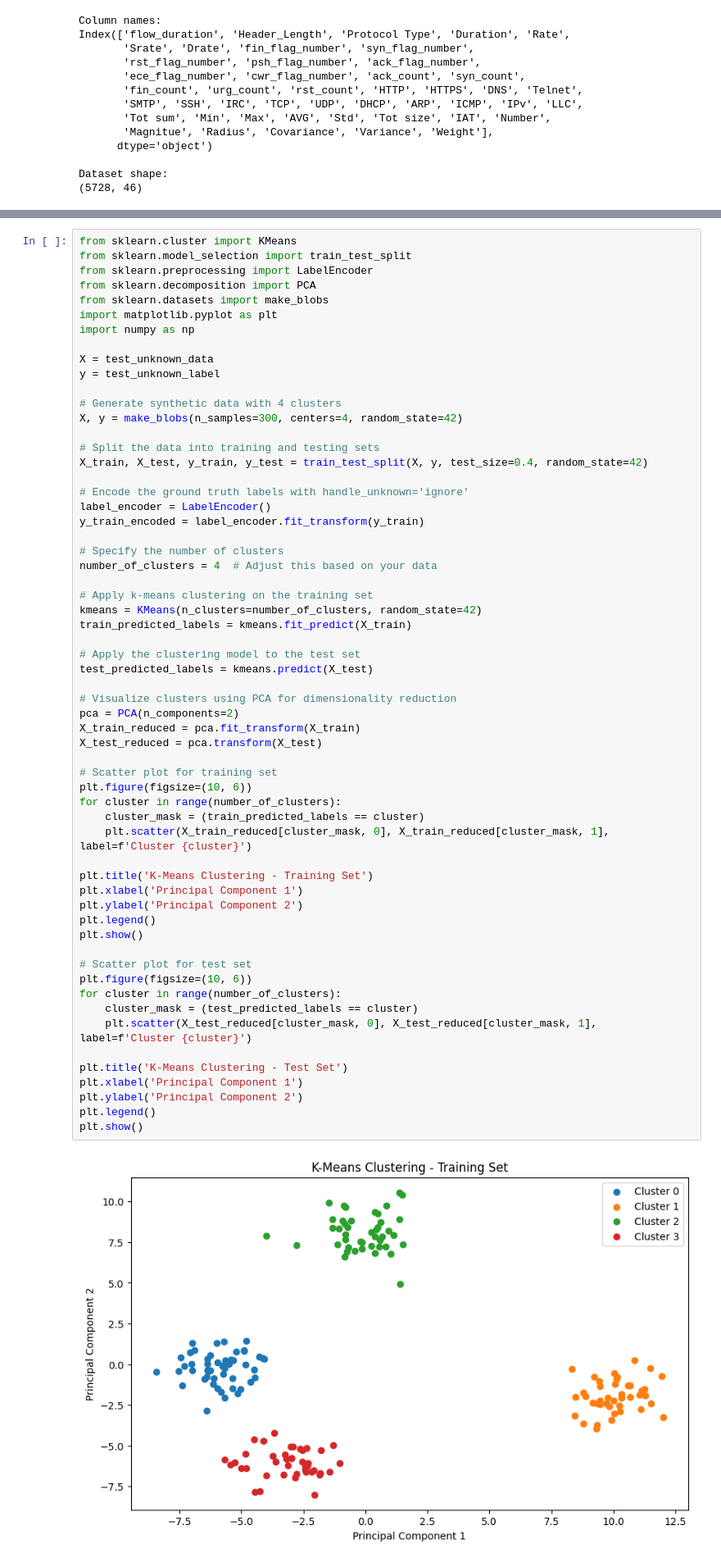
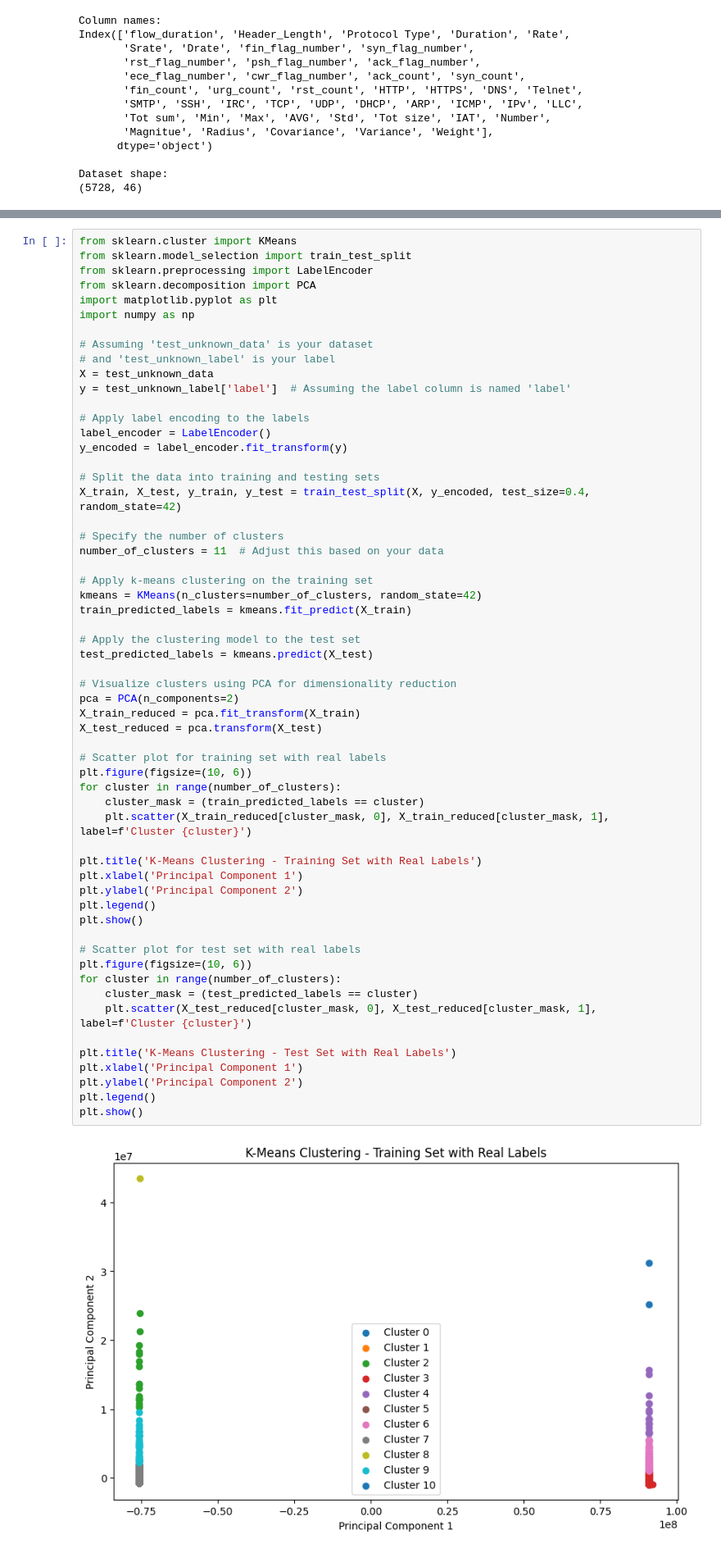
Before and after one commit to ML-Project-Team-5/Project_NetworkIDS, a Jupyter notebook: JUI_Kmeans.ipynb, the cells around one changed output, grey strips where cells are left out. Shown at 82% size. Drawn from its saved outputs; the diff is of its cells as text.

Commit message:
Working kmeans with all plots

```diff
--- a/JUI_Kmeans.ipynb
+++ b/JUI_Kmeans.ipynb
@@ -121,60 +128,58 @@ from sklearn.cluster import KMeans
 from sklearn.model_selection import train_test_split
 from sklearn.preprocessing import LabelEncoder
 from sklearn.decomposition import PCA
-from sklearn.datasets import make_blobs
 import matplotlib.pyplot as plt
 import numpy as np
 
+# Assuming 'test_unknown_data' is your dataset
+# and 'test_unknown_label' is your label
 X = test_unknown_data
-y = test_unknown_label
+y = test_unknown_label['label']  # Assuming the label column is named 'label'
 
-# Generate synthetic data with 4 clusters
-X, y = make_blobs(n_samples=300, centers=4, random_state=42)
+# Apply label encoding to the labels
+label_encoder = LabelEncoder()
+y_encoded = label_encoder.fit_transform(y)
 
 # Split the data into training and testing sets
-X_train, X_test, y_train, y_test = train_test_split(X, y, test_size=0.4, random_state=42)
-
-# Encode the ground truth labels with handle_unknown='ignore'
-label_encoder = LabelEncoder()
-y_train_encoded = label_encoder.fit_transform(y_train)
+X_train, X_test, y_train, y_test = train_test_split(X, y_encoded, test_size=0.4, random_state=42)
 
 # Specify the number of clusters
-number_of_clusters = 4  # Adjust this based on your data
+number_of_clusters = 11  # Adjust this based on your data
 
 # Apply k-means clustering on the training set
 kmeans = KMeans(n_clusters=number_of_clusters, random_state=42)
 train_predicted_labels = kmeans.fit_predict(X_train)
 
 # Apply the clustering model to the test set
 test_predicted_labels = kmeans.predict(X_test)
 
 # Visualize clusters using PCA for dimensionality reduction
 pca = PCA(n_components=2)
 X_train_reduced = pca.fit_transform(X_train)
 X_test_reduced = pca.transform(X_test)
 
-# Scatter plot for training set
+# Scatter plot for training set with real labels
 plt.figure(figsize=(10, 6))
 for cluster in range(number_of_clusters):
     cluster_mask = (train_predicted_labels == cluster)
     plt.scatter(X_train_reduced[cluster_mask, 0], X_train_reduced[cluster_mask, 1], label=f'Cluster {cluster}')
 
-plt.title('K-Means Clustering - Training Set')
+plt.title('K-Means Clustering - Training Set with Real Labels')
 plt.xlabel('Principal Component 1')
 plt.ylabel('Principal Component 2')
 plt.legend()
 plt.show()
 
-# Scatter plot for test set
+# Scatter plot for test set with real labels
 plt.figure(figsize=(10, 6))
 for cluster in range(number_of_clusters):
     cluster_mask = (test_predicted_labels == cluster)
     plt.scatter(X_test_reduced[cluster_mask, 0], X_test_reduced[cluster_mask, 1], label=f'Cluster {cluster}')
 
-plt.title('K-Means Clustering - Test Set')
+plt.title('K-Means Clustering - Test Set with Real Labels')
 plt.xlabel('Principal Component 1')
 plt.ylabel('Principal Component 2')
 plt.legend()
 plt.show()
 # %% [output]
-[figure, old version]
+[figure, new version]
```
Also changed, not shown: parts of 15 cells of this notebook.
